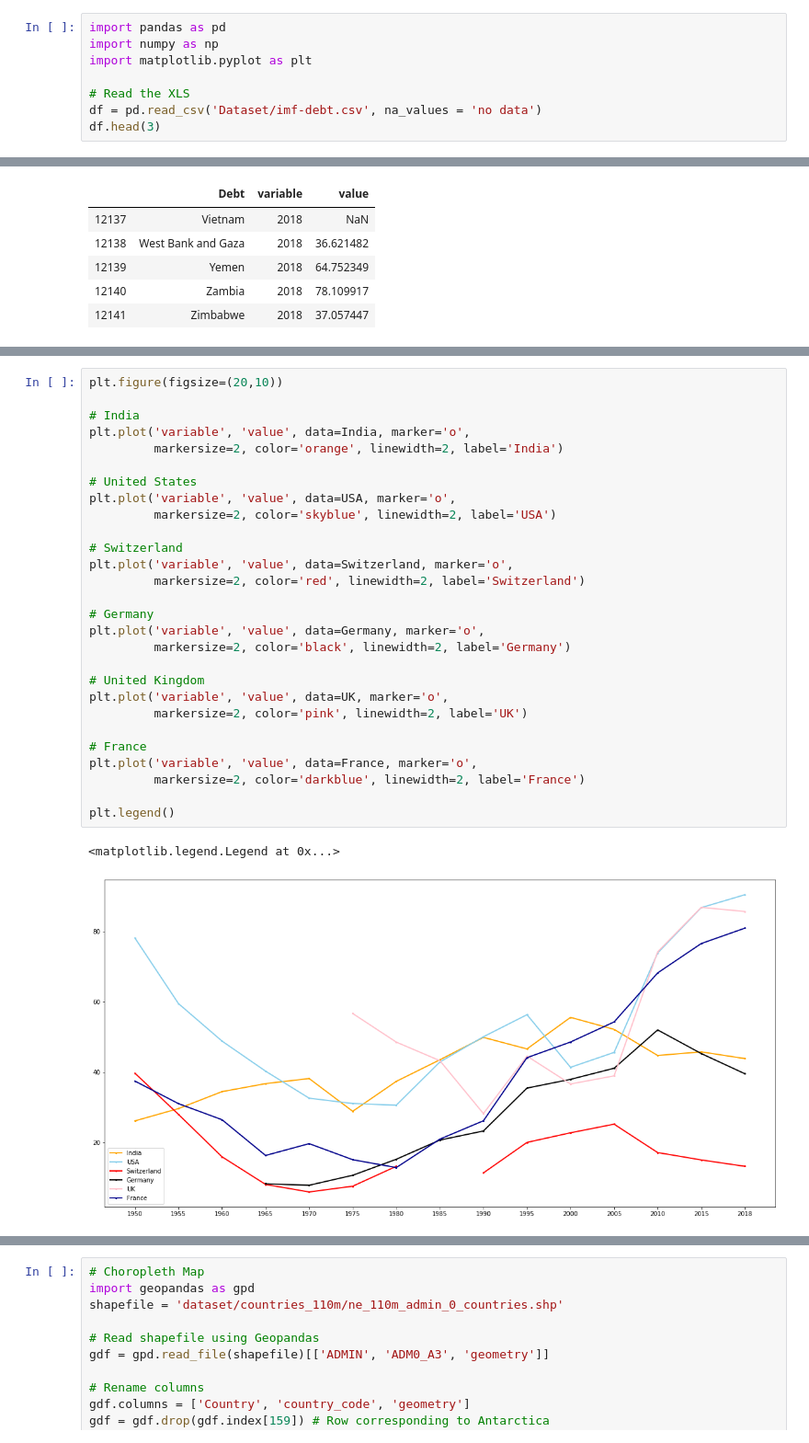
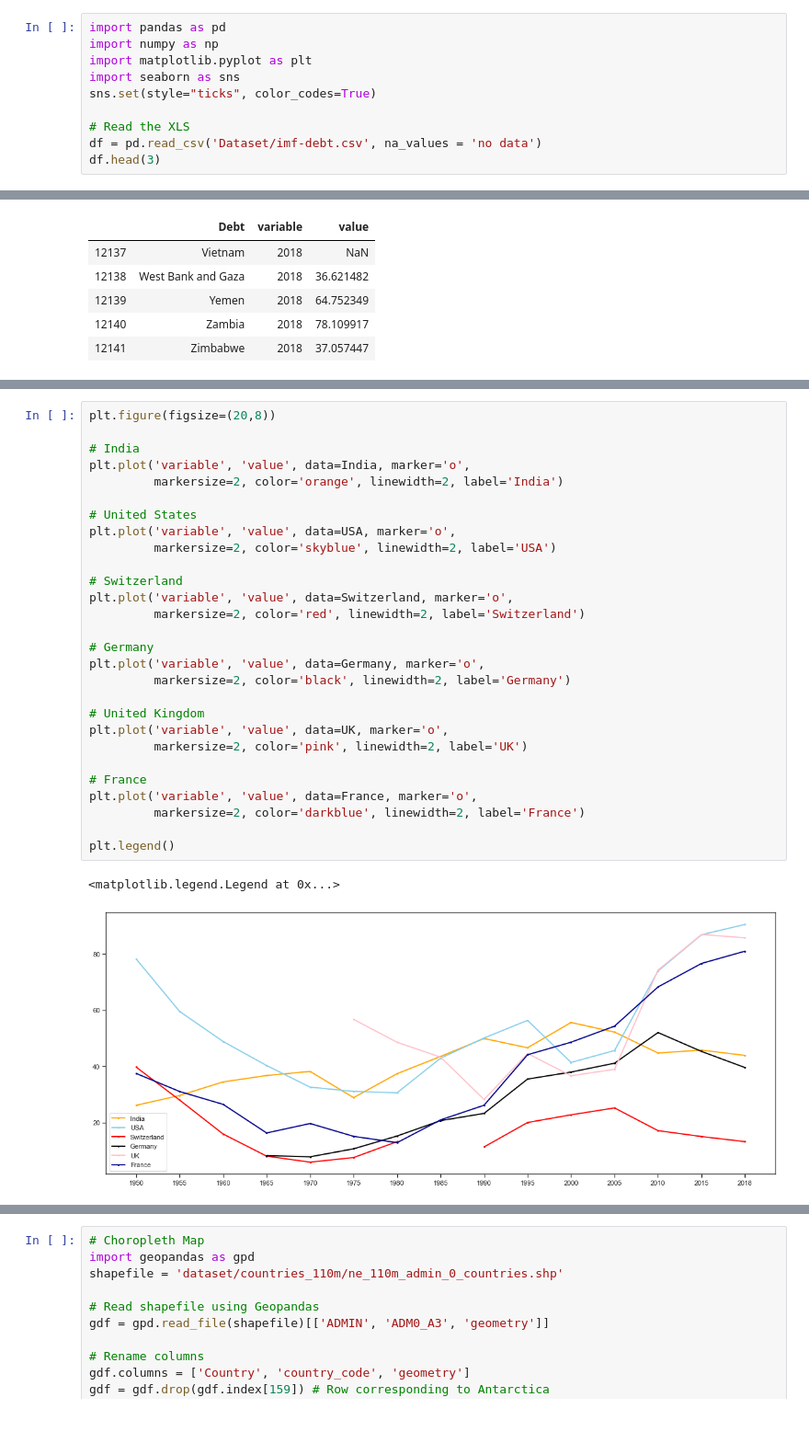
Before and after one commit to skhiearth/International-Debt-Statistics, a Jupyter notebook: IDS.ipynb, the cells around one changed output, grey strips where cells are left out. Shown at 92% size. Cells and saved outputs as stored; diff of their text form.

```diff
--- a/IDS.ipynb
+++ b/IDS.ipynb
@@ -10,6 +10,8 @@ The data used is provided by [International Monetary Fund](https://www.imf.org/e
 import pandas as pd
 import numpy as np
 import matplotlib.pyplot as plt
+import seaborn as sns
+sns.set(style="ticks", color_codes=True)
 
 # Read the XLS
 df = pd.read_csv('Dataset/imf-debt.csv', na_values = 'no data')
@@ -75,31 +84,31 @@ France = filtered_df[filtered_df['Debt']=='France']
 # %%
-plt.figure(figsize=(20,10))
+plt.figure(figsize=(20,8))
 
 # India
 plt.plot('variable', 'value', data=India, marker='o',
          markersize=2, color='orange', linewidth=2, label='India')
 
 # United States
 plt.plot('variable', 'value', data=USA, marker='o',
          markersize=2, color='skyblue', linewidth=2, label='USA')
 
 # Switzerland
 plt.plot('variable', 'value', data=Switzerland, marker='o',
          markersize=2, color='red', linewidth=2, label='Switzerland')
 
 # Germany
 plt.plot('variable', 'value', data=Germany, marker='o',
          markersize=2, color='black', linewidth=2, label='Germany')
 
 # United Kingdom
 plt.plot('variable', 'value', data=UK, marker='o',
          markersize=2, color='pink', linewidth=2, label='UK')
 
 # France
 plt.plot('variable', 'value', data=France, marker='o',
          markersize=2, color='darkblue', linewidth=2, label='France')
 
 plt.legend()
 # %% [output]
 <matplotlib.legend.Legend at 0x...>
-[figure, old version]
+[figure, new version]
```
Also changed, not shown: parts of 3 cells of this notebook.
